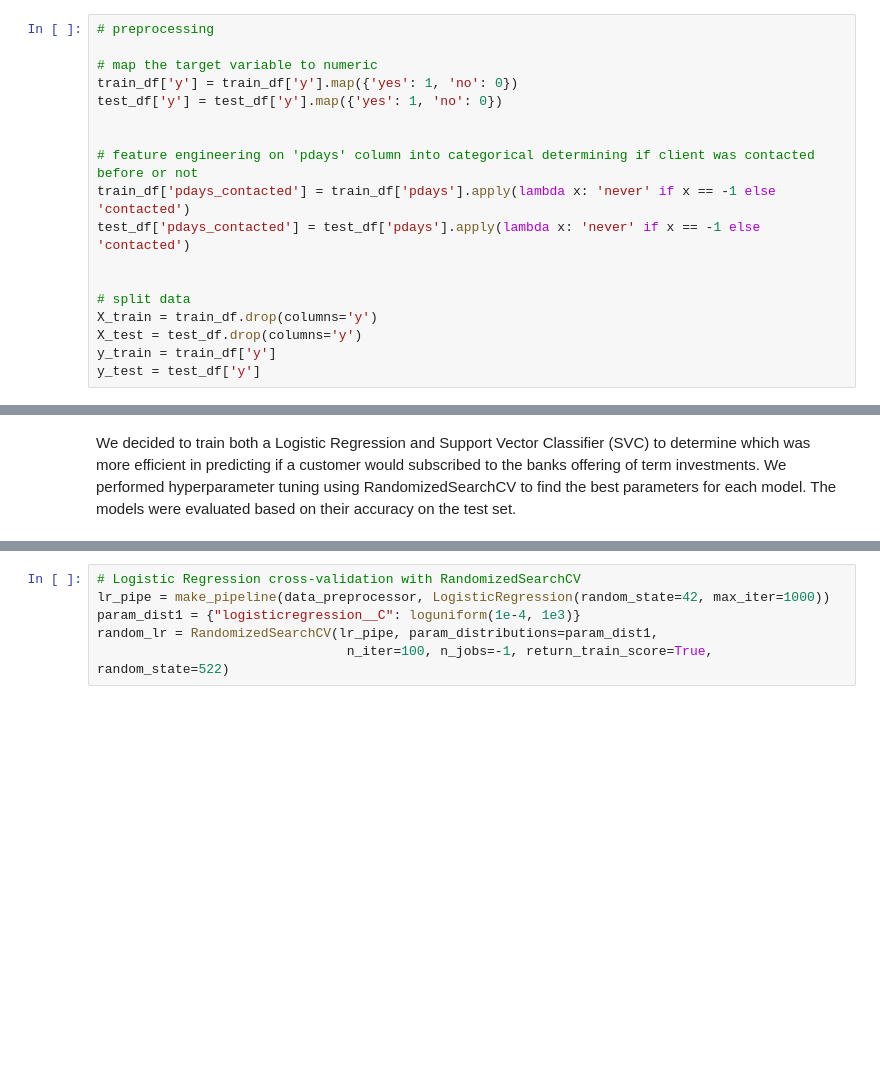
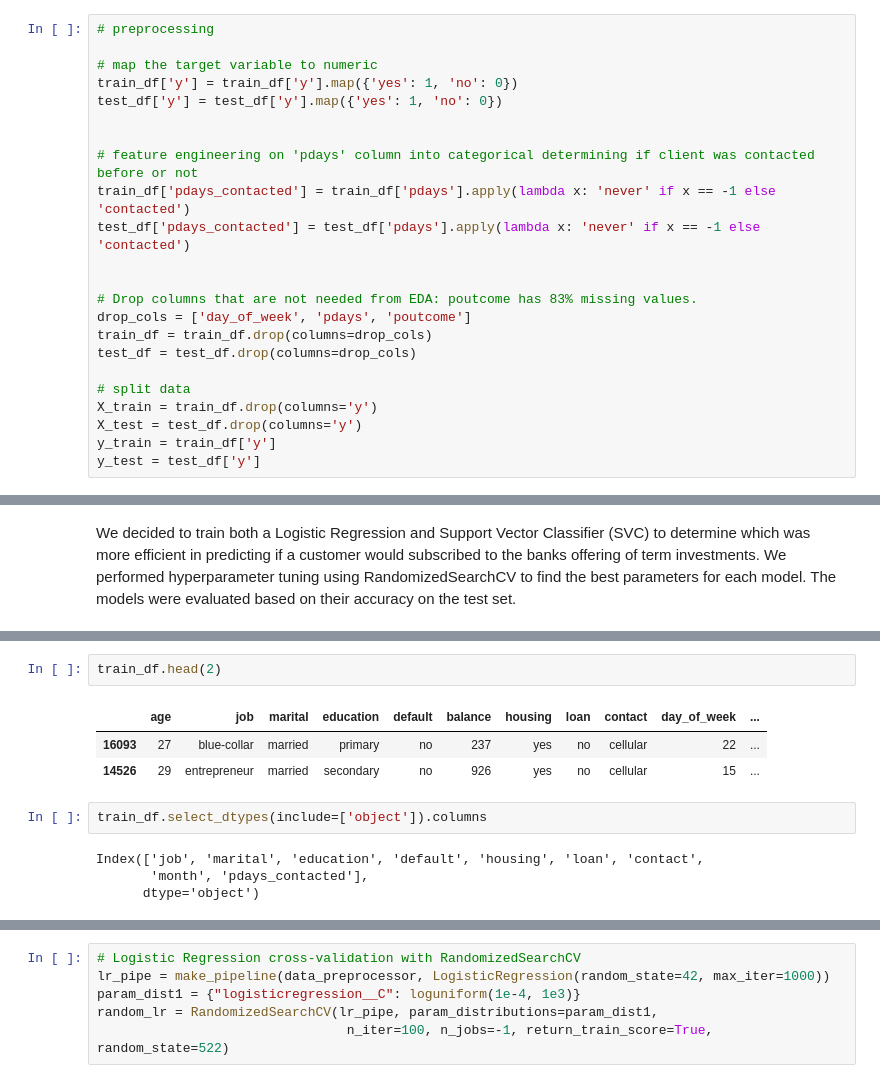
Before and after one commit to dvorster/term-deposit-classifier, a Jupyter notebook: term-deposit-analysis.ipynb, the cells around one changed output, grey strips where cells are left out. Saved outputs shown, nothing was run; the diff lists cells and outputs as text; blank space fills up the shorter version.

```diff
--- a/term-deposit-analysis.ipynb
+++ b/term-deposit-analysis.ipynb
@@ -232,6 +235,11 @@ train_df['pdays_contacted'] = train_df['pdays'].apply(lambda x: 'never' if x ==
 test_df['pdays_contacted'] = test_df['pdays'].apply(lambda x: 'never' if x == -1 else 'contacted')
 
 
+# Drop columns that are not needed from EDA: poutcome has 83% missing values.
+drop_cols = ['day_of_week', 'pdays', 'poutcome']
+train_df = train_df.drop(columns=drop_cols)
+test_df = test_df.drop(columns=drop_cols)
+
 # split data
 X_train = train_df.drop(columns='y')
 X_test = test_df.drop(columns='y')
@@ -306,4 +306,16 @@ alt.Chart(correlation_long).mark_rect().encode(
 )
 # %% [output]
 [interactive output not drawn]
+# %%
+train_df.head(2)
+# %% [output]
+|  | age | job | marital | education | default | balance | housing | loan | contact | day_of_week | ... |
+| 16093 | 27 | blue-collar | married | primary | no | 237 | yes | no | cellular | 22 | ... |
+| 14526 | 29 | entrepreneur | married | secondary | no | 926 | yes | no | cellular | 15 | ... |
+# %%
+train_df.select_dtypes(include=['object']).columns
+# %% [output]
+Index(['job', 'marital', 'education', 'default', 'housing', 'loan', 'contact',
+       'month', 'pdays_contacted'],
+      dtype='object')
 # %%
```
Also changed, not shown: parts of 8 cells of this notebook.
